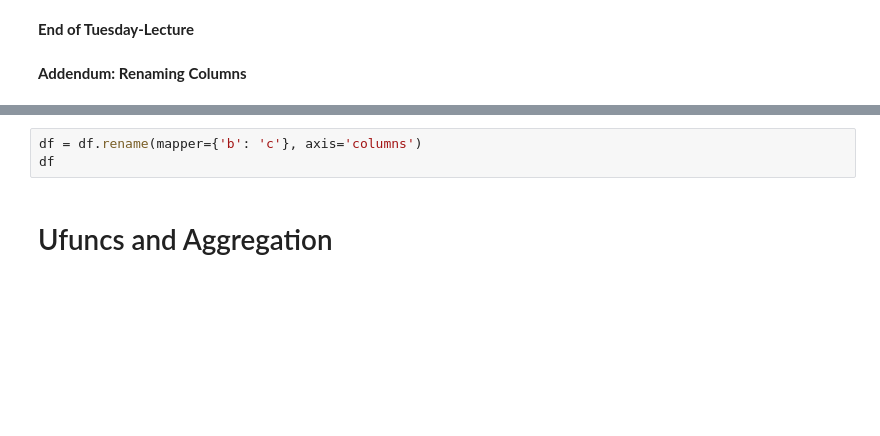
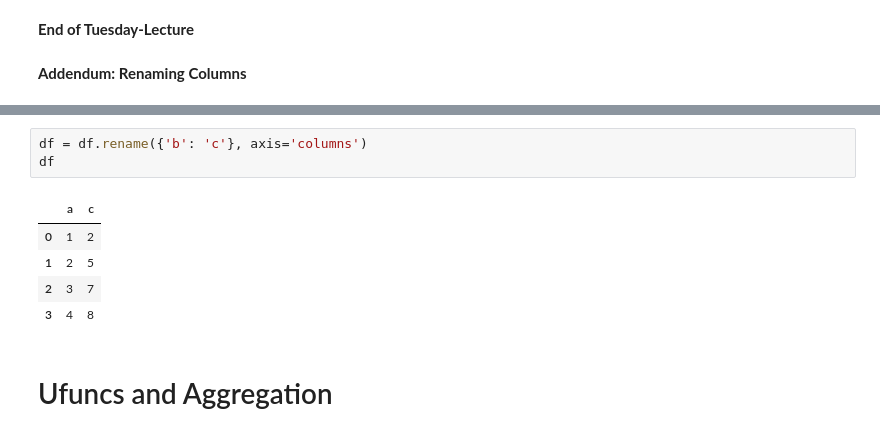
Before and after one commit to scientificprogrammingUOS/lectures, a Jupyter notebook: week06-Framing_Data_with_Pandas/lecture.ipynb, the cells around one changed output, grey strips where cells are left out. Cells and saved outputs as stored; diff of their text form; blank space fills up the shorter version.

```diff
--- a/week06-Framing_Data_with_Pandas/lecture.ipynb
+++ b/week06-Framing_Data_with_Pandas/lecture.ipynb
@@ -607,6 +638,12 @@ df
 # %%
-df = df.rename(mapper={'b': 'c'}, axis='columns')
+df = df.rename({'b': 'c'}, axis='columns')
 df
+# %% [output]
+|  | a | c |
+| 0 | 1 | 2 |
+| 1 | 2 | 5 |
+| 2 | 3 | 7 |
+| 3 | 4 | 8 |
 # %% [markdown]
 # Ufuncs and Aggregation
 # %% [markdown]
```
Also changed, not shown: parts of 82 cells of this notebook, 1 other file.
